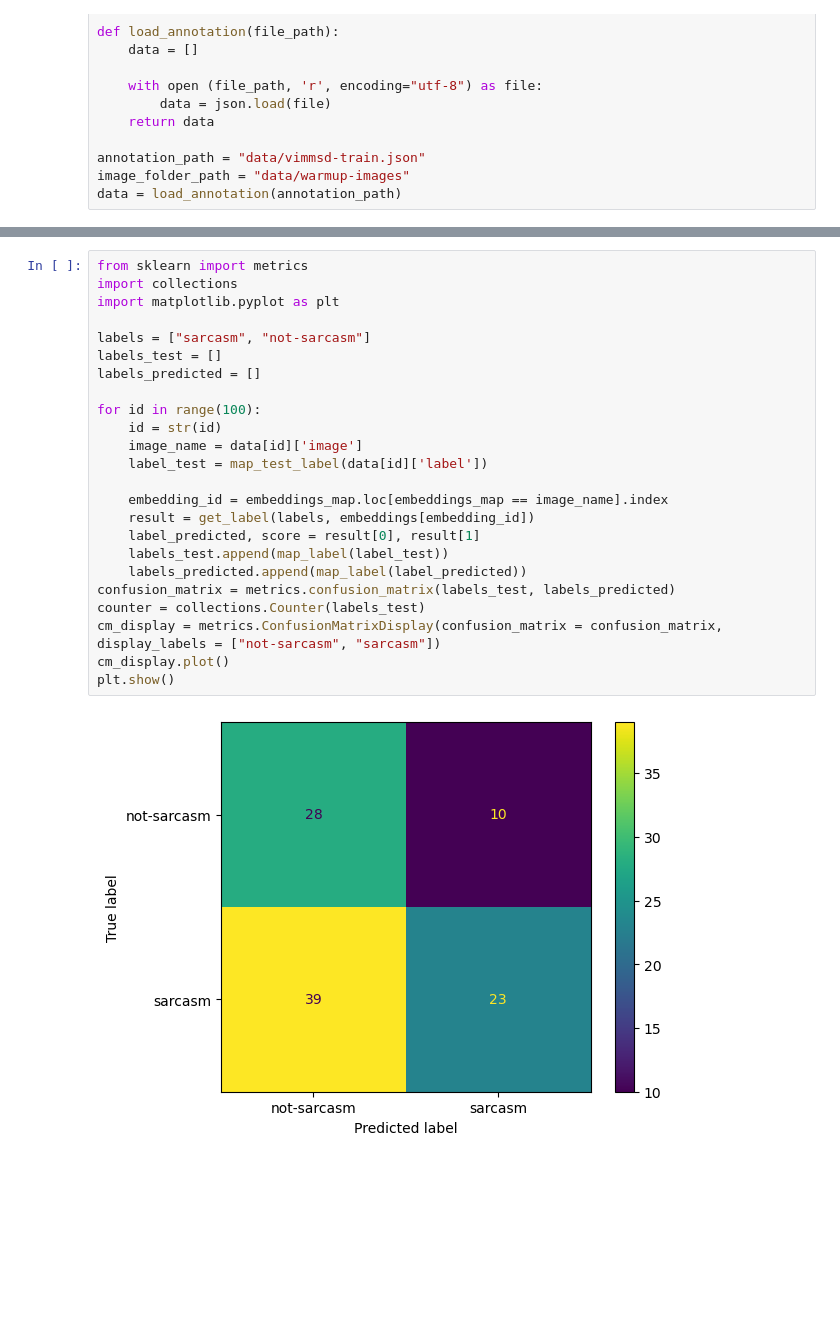
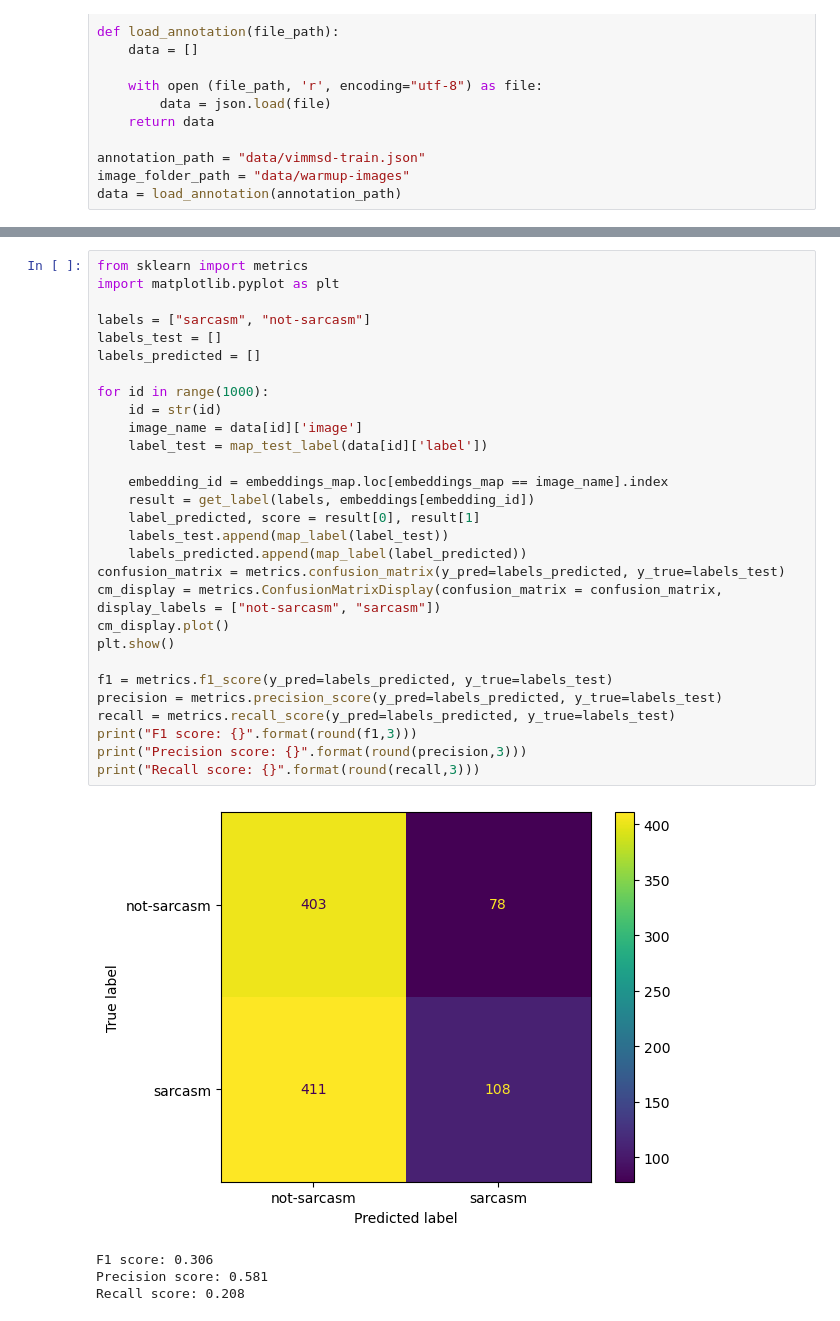
Before and after one commit to Venomsnaker/nlp-bachelor, a Jupyter notebook: dsc-uit/process-embeddings.ipynb, the cells around one changed output, grey strips where cells are left out. Drawn from its saved outputs; the diff is of its cells as text; blank space fills up the shorter version.

```diff
--- a/dsc-uit/process-embeddings.ipynb
+++ b/dsc-uit/process-embeddings.ipynb
@@ -86,26 +88,34 @@ def map_clip_text_prompt(label):
 # %%
 from sklearn import metrics
-import collections
 import matplotlib.pyplot as plt
 
 labels = ["sarcasm", "not-sarcasm"]
 labels_test = []
 labels_predicted = []
 
-for id in range(100):
+for id in range(1000):
     id = str(id)
     image_name = data[id]['image']
     label_test = map_test_label(data[id]['label'])
 
     embedding_id = embeddings_map.loc[embeddings_map == image_name].index
     result = get_label(labels, embeddings[embedding_id])
     label_predicted, score = result[0], result[1]
     labels_test.append(map_label(label_test))
     labels_predicted.append(map_label(label_predicted))
-confusion_matrix = metrics.confusion_matrix(labels_test, labels_predicted)
-counter = collections.Counter(labels_test)
+confusion_matrix = metrics.confusion_matrix(y_pred=labels_predicted, y_true=labels_test)
 cm_display = metrics.ConfusionMatrixDisplay(confusion_matrix = confusion_matrix, display_labels = ["not-sarcasm", "sarcasm"])
 cm_display.plot()
 plt.show()
+
+f1 = metrics.f1_score(y_pred=labels_predicted, y_true=labels_test)
+precision = metrics.precision_score(y_pred=labels_predicted, y_true=labels_test)
+recall = metrics.recall_score(y_pred=labels_predicted, y_true=labels_test)
+print("F1 score: {}".format(round(f1,3)))
+print("Precision score: {}".format(round(precision,3)))
+print("Recall score: {}".format(round(recall,3)))
 # %% [output]
-[figure, old version]
+[figure, new version]
+F1 score: 0.306
+Precision score: 0.581
+Recall score: 0.208
```
Also changed, not shown: parts of 13 cells of this notebook, 2 other files.
